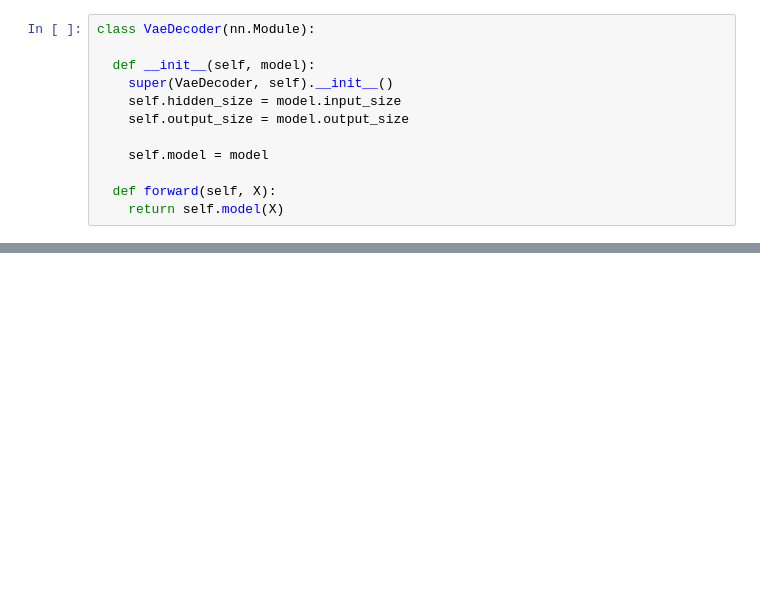
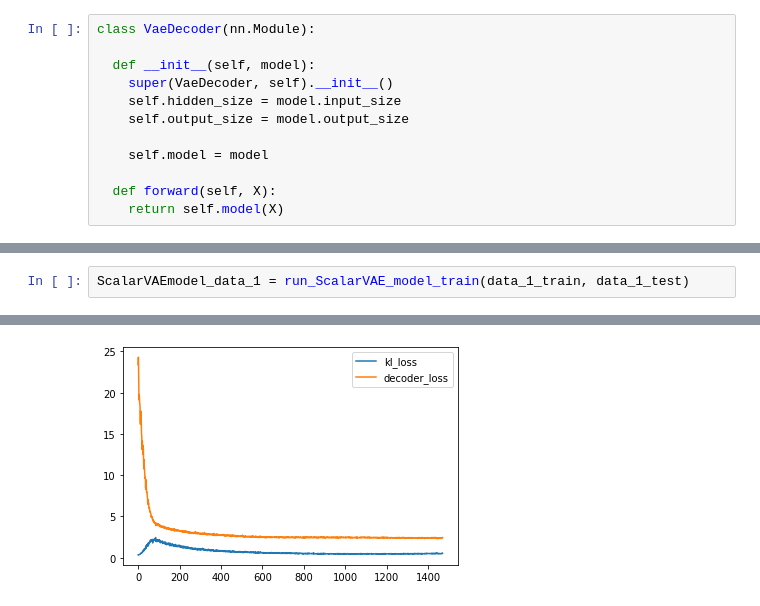
Before and after one commit to XRater/DUL_2019, a Jupyter notebook: DUL_HW4.ipynb, the cells around one changed output, grey strips where cells are left out. Drawn from its saved outputs; the diff is of its cells as text; blank space fills up the shorter version.

```diff
--- a/DUL_HW4.ipynb
+++ b/DUL_HW4.ipynb
@@ -171,0 +252,3 @@ showSampleData(VAEmodel_data_2, 1000)
+# %%
+ScalarVAEmodel_data_1 = run_ScalarVAE_model_train(data_1_train, data_1_test)
+# %% [output]
@@ -171,0 +265 @@ showSampleData(VAEmodel_data_2, 1000)
+[figure, added]
```
Also changed, not shown: parts of 26 cells of this notebook.
